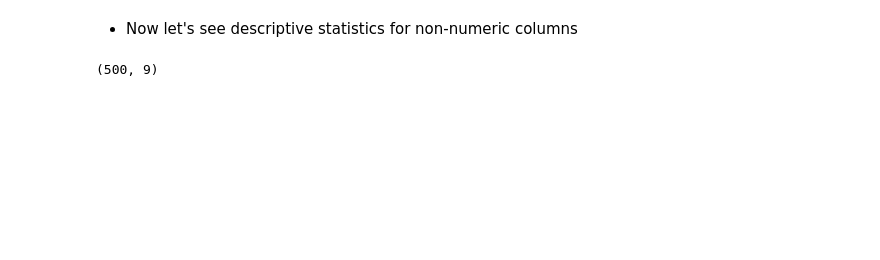
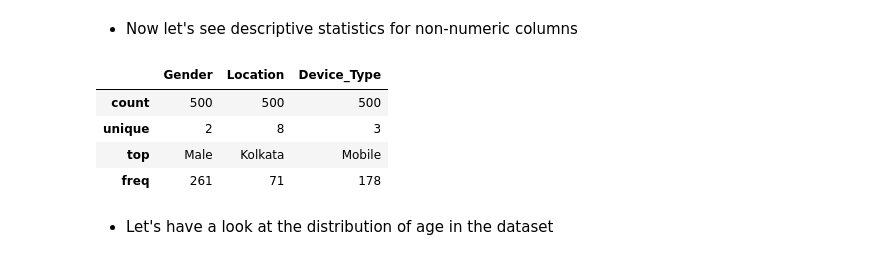
Before and after one commit to NebeyouMusie/Data-Science-Projects, a Jupyter notebook: Data Analytics/Consumer Behavior Analysis/consumer-behavior.ipynb, the cells around one changed output. Saved outputs shown, nothing was run; the diff lists cells and outputs as text; code cells hidden in the pictures; blank space fills up the shorter version.

```diff
--- a/Data Analytics/Consumer Behavior Analysis/consumer-behavior.ipynb
+++ b/Data Analytics/Consumer Behavior Analysis/consumer-behavior.ipynb
@@ -58,6 +58,13 @@ data.describe()
 # %% [markdown]
 - Now let's see descriptive statistics for non-numeric columns
 # %%
-# Summary for non
+# Summary for non-numeric columns
+data.describe(include='object')
 # %% [output]
-(500, 9)
+|  | Gender | Location | Device_Type |
+| count | 500 | 500 | 500 |
+| unique | 2 | 8 | 3 |
+| top | Male | Kolkata | Mobile |
+| freq | 261 | 71 | 178 |
+# %% [markdown]
+- Let's have a look at the distribution of age in the dataset
```
Also changed, not shown: parts of 2 cells of this notebook, 1 other file.
